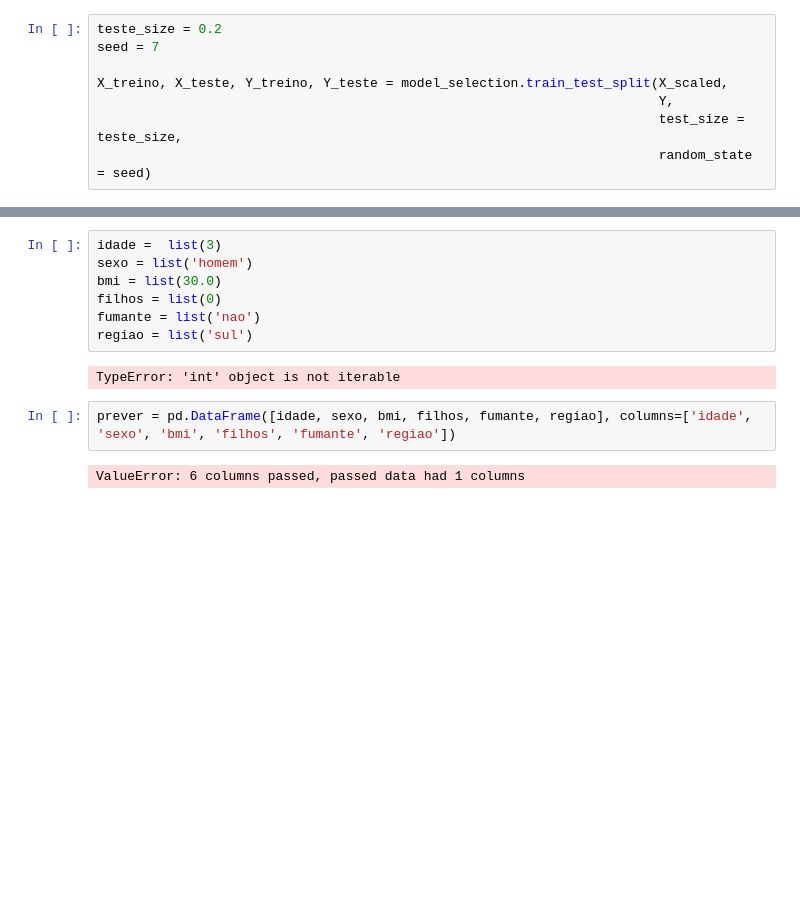
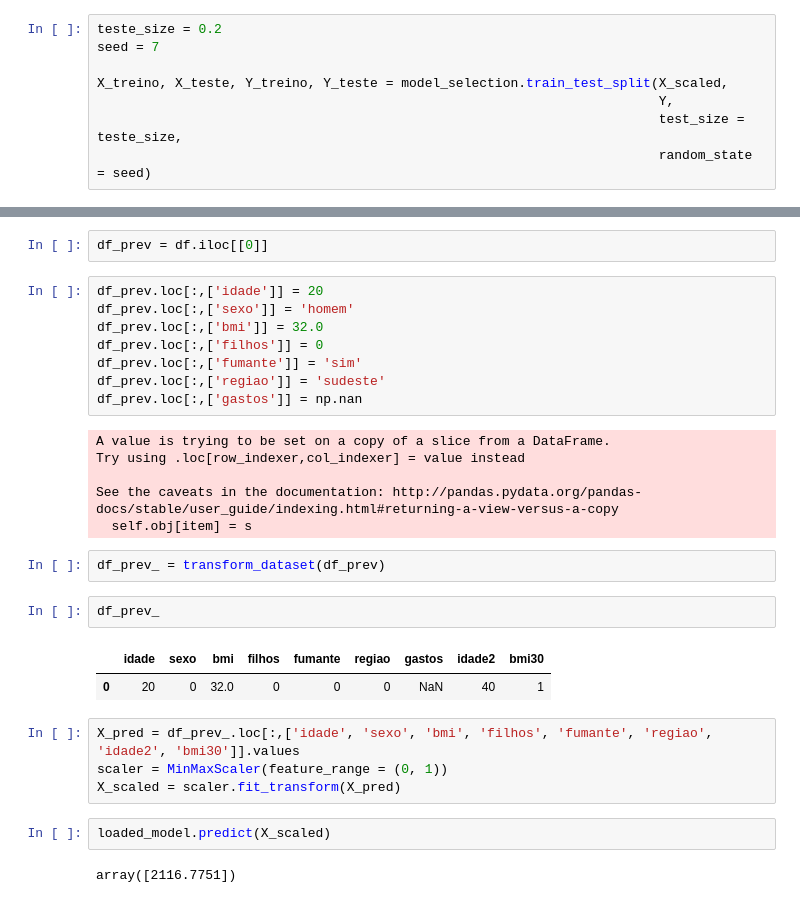
Before and after one commit to armindoguerra/prevendo-despesas-hospitalares, a Jupyter notebook: Untitled.ipynb, the cells around one changed output, grey strips where cells are left out. Saved outputs shown, nothing was run; the diff lists cells and outputs as text; blank space fills up the shorter version.

```diff
--- a/Untitled.ipynb
+++ b/Untitled.ipynb
@@ -347,13 +360,31 @@ https://pandas.pydata.org/pandas-docs/stable/user_guide/indexing.html#deprecate-
-# %%
-idade =  list(3)
-sexo = list('homem')
-bmi = list(30.0)
-filhos = list(0)
-fumante = list('nao')
-regiao = list('sul')
-# %% [output]
-TypeError: 'int' object is not iterable
-# %%
-prever = pd.DataFrame([idade, sexo, bmi, filhos, fumante, regiao], columns=['idade', 'sexo', 'bmi', 'filhos', 'fumante', 'regiao'])
-# %% [output]
-ValueError: 6 columns passed, passed data had 1 columns
+# %%
+df_prev = df.iloc[[0]]
+# %%
+df_prev.loc[:,['idade']] = 20
+df_prev.loc[:,['sexo']] = 'homem'
+df_prev.loc[:,['bmi']] = 32.0
+df_prev.loc[:,['filhos']] = 0
+df_prev.loc[:,['fumante']] = 'sim'
+df_prev.loc[:,['regiao']] = 'sudeste'
+df_prev.loc[:,['gastos']] = np.nan
+# %% [output]
+A value is trying to be set on a copy of a slice from a DataFrame.
+Try using .loc[row_indexer,col_indexer] = value instead
+
+See the caveats in the documentation: http://pandas.pydata.org/pandas-docs/stable/user_guide/indexing.html#returning-a-view-versus-a-copy
+  self.obj[item] = s
+# %%
+df_prev_ = transform_dataset(df_prev)
+# %%
+df_prev_
+# %% [output]
+|  | idade | sexo | bmi | filhos | fumante | regiao | gastos | idade2 | bmi30 |
+| 0 | 20 | 0 | 32.0 | 0 | 0 | 0 | NaN | 40 | 1 |
+# %%
+X_pred = df_prev_.loc[:,['idade', 'sexo', 'bmi', 'filhos', 'fumante', 'regiao', 'idade2', 'bmi30']].values
+scaler = MinMaxScaler(feature_range = (0, 1))
+X_scaled = scaler.fit_transform(X_pred)
+# %%
+loaded_model.predict(X_scaled)
+# %% [output]
+array([2116.7751])
```
Also changed, not shown: parts of 11 cells of this notebook.
